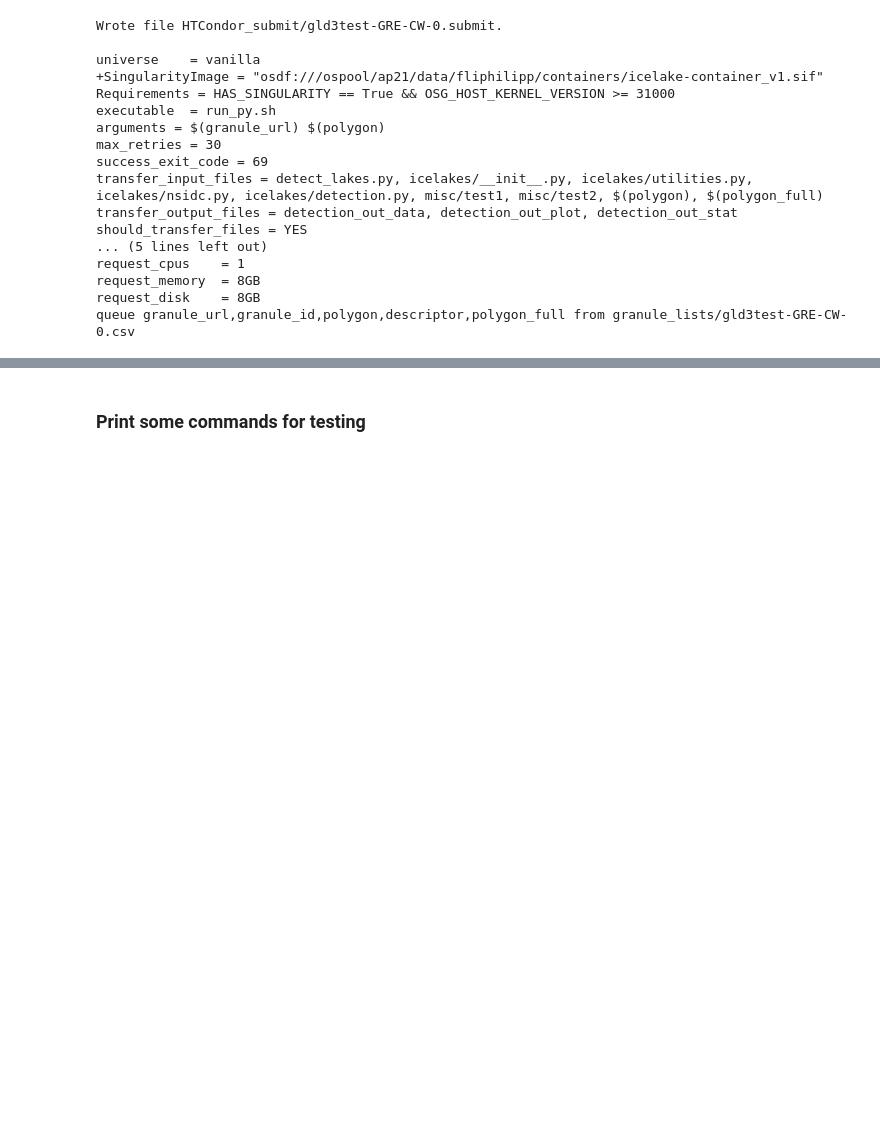
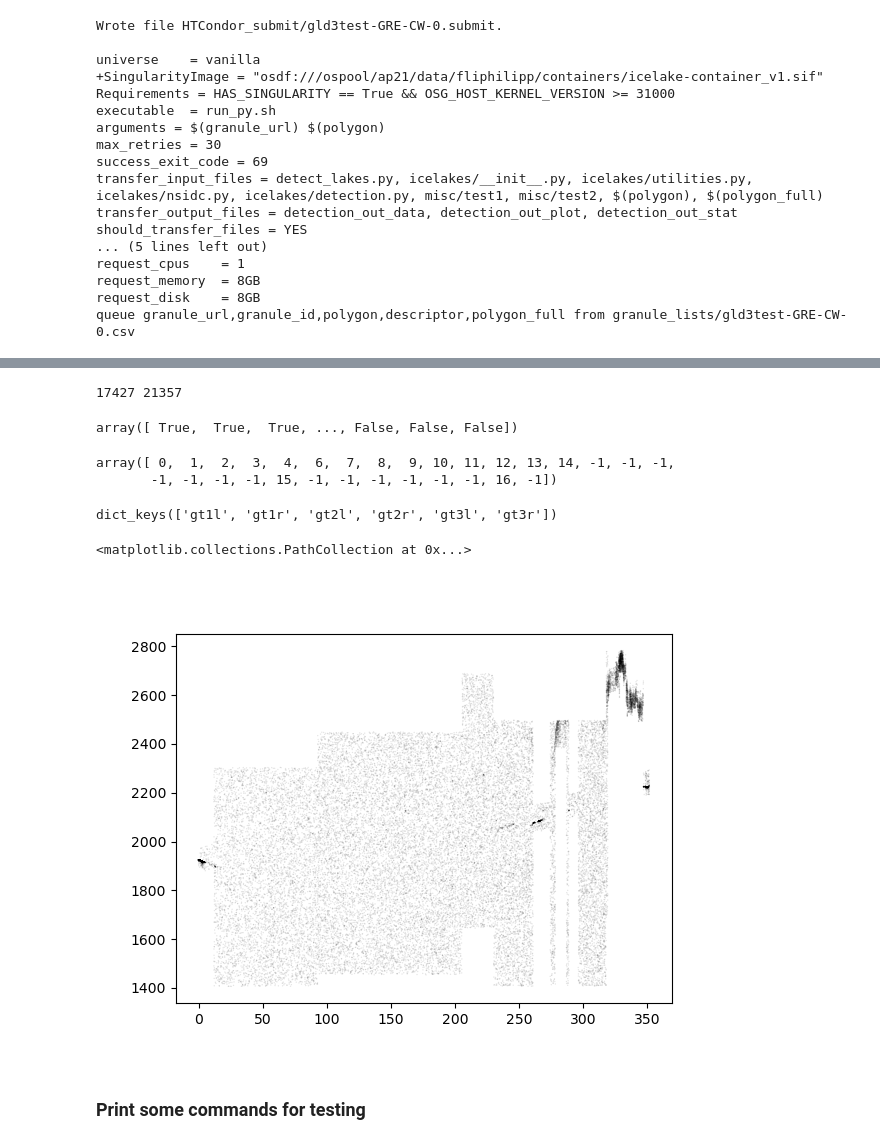
Before and after one commit to fliphilipp/GlacierLakeDetectionICESat2, a Jupyter notebook: request_data_and_make_granule_list.ipynb, the cells around one changed output, grey strips where cells are left out. Saved outputs shown, nothing was run; the diff lists cells and outputs as text; code cells hidden in the pictures; blank space fills up the shorter version.

```diff
--- a/request_data_and_make_granule_list.ipynb
+++ b/request_data_and_make_granule_list.ipynb
@@ -786,3 +1151,26 @@ Length: 107, dtype: object
+# %%
+print(np.sum(valid), len(valid))
+# %% [output]
+17427 21357
+# %%
+valid
+# %% [output]
+array([ True,  True,  True, ..., False, False, False])
+# %%
+ph_index_beg[:30]
+# %% [output]
+array([ 0,  1,  2,  3,  4,  6,  7,  8,  9, 10, 11, 12, 13, 14, -1, -1, -1,
+       -1, -1, -1, -1, 15, -1, -1, -1, -1, -1, -1, 16, -1])
+# %%
+dfs_tlm.keys()
+# %% [output]
+dict_keys(['gt1l', 'gt1r', 'gt2l', 'gt2r', 'gt3l', 'gt3r'])
+# %%
+fig, ax = plt.subplots()
+ax.scatter((df.xatc-df.xatc.min())/1000, df.h, s=1, color='k', edgecolors='none',alpha=0.1)
+# %% [output]
+<matplotlib.collections.PathCollection at 0x...>
+[figure, added]
 # %% [markdown]
 ### Print some commands for testing
 # %%
```
Also changed, not shown: parts of 12 cells of this notebook, 4 other files.
